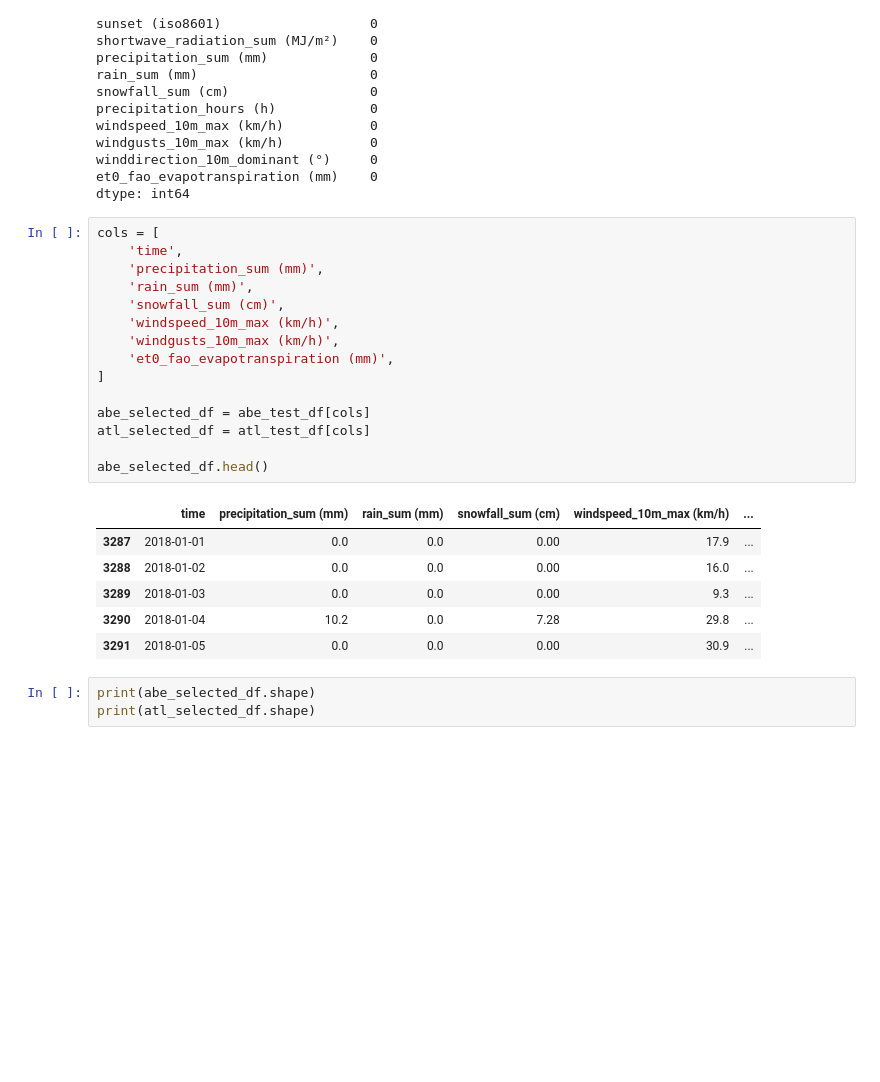
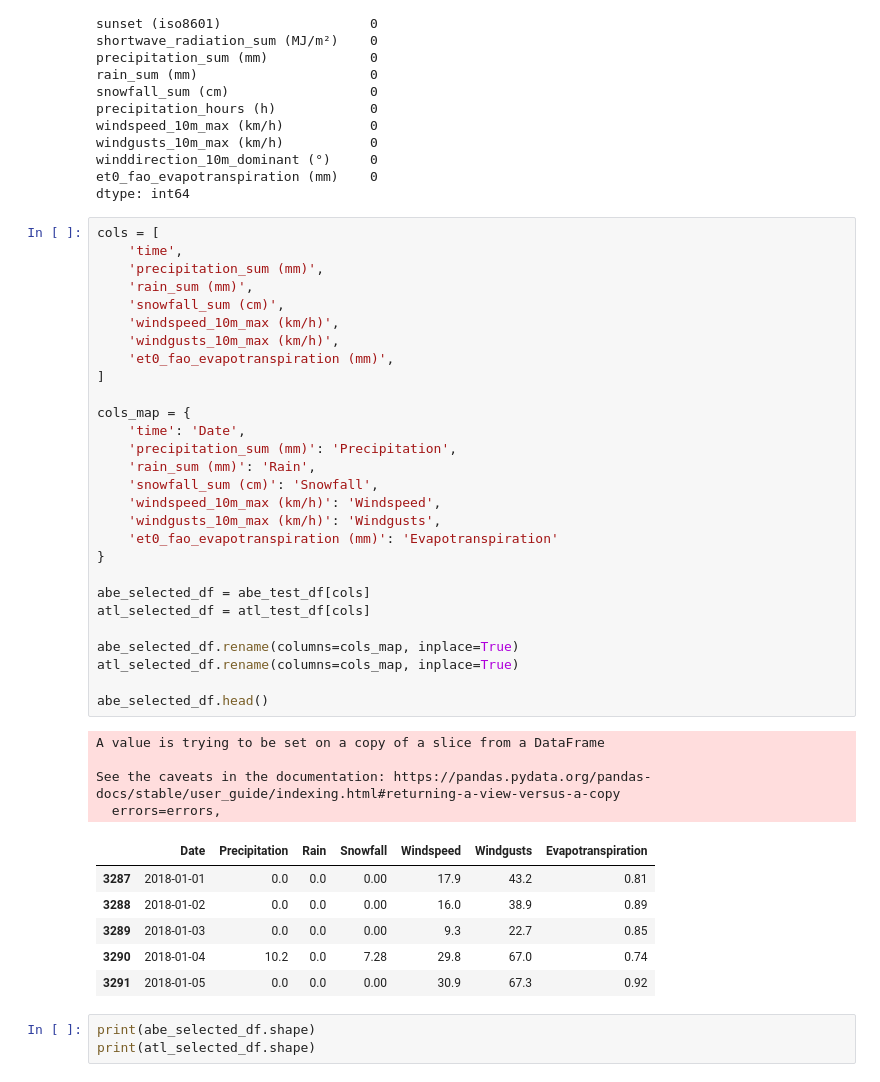
Before and after one commit to theianchia/predicting-flight-delays, a Jupyter notebook: preprocessing/preprocessing_weather.ipynb, the cells around one changed output. Cells and saved outputs as stored; diff of their text form; blank space fills up the shorter version.

```diff
--- a/preprocessing/preprocessing_weather.ipynb
+++ b/preprocessing/preprocessing_weather.ipynb
@@ -53,25 +53,42 @@ dtype: int64
 # %%
 cols = [
     'time',
     'precipitation_sum (mm)',
     'rain_sum (mm)',
     'snowfall_sum (cm)',
     'windspeed_10m_max (km/h)',
     'windgusts_10m_max (km/h)',
     'et0_fao_evapotranspiration (mm)',
 ]
 
+cols_map = {
+    'time': 'Date',
+    'precipitation_sum (mm)': 'Precipitation',
+    'rain_sum (mm)': 'Rain',
+    'snowfall_sum (cm)': 'Snowfall',
+    'windspeed_10m_max (km/h)': 'Windspeed',
+    'windgusts_10m_max (km/h)': 'Windgusts',
+    'et0_fao_evapotranspiration (mm)': 'Evapotranspiration'
+}
+
 abe_selected_df = abe_test_df[cols]
 atl_selected_df = atl_test_df[cols]
 
+abe_selected_df.rename(columns=cols_map, inplace=True)
+atl_selected_df.rename(columns=cols_map, inplace=True)
+
 abe_selected_df.head()
 # %% [output]
+A value is trying to be set on a copy of a slice from a DataFrame
+
+See the caveats in the documentation: https://pandas.pydata.org/pandas-docs/stable/user_guide/indexing.html#returning-a-view-versus-a-copy
+  errors=errors,
-|  | time | precipitation_sum (mm) | rain_sum (mm) | snowfall_sum (cm) | windspeed_10m_max (km/h) | ... |
-| 3287 | 2018-01-01 | 0.0 | 0.0 | 0.00 | 17.9 | ... |
-| 3288 | 2018-01-02 | 0.0 | 0.0 | 0.00 | 16.0 | ... |
-| 3289 | 2018-01-03 | 0.0 | 0.0 | 0.00 | 9.3 | ... |
-| 3290 | 2018-01-04 | 10.2 | 0.0 | 7.28 | 29.8 | ... |
-| 3291 | 2018-01-05 | 0.0 | 0.0 | 0.00 | 30.9 | ... |
+|  | Date | Precipitation | Rain | Snowfall | Windspeed | Windgusts | Evapotranspiration |
+| 3287 | 2018-01-01 | 0.0 | 0.0 | 0.00 | 17.9 | 43.2 | 0.81 |
+| 3288 | 2018-01-02 | 0.0 | 0.0 | 0.00 | 16.0 | 38.9 | 0.89 |
+| 3289 | 2018-01-03 | 0.0 | 0.0 | 0.00 | 9.3 | 22.7 | 0.85 |
+| 3290 | 2018-01-04 | 10.2 | 0.0 | 7.28 | 29.8 | 67.0 | 0.74 |
+| 3291 | 2018-01-05 | 0.0 | 0.0 | 0.00 | 30.9 | 67.3 | 0.92 |
 # %%
 print(abe_selected_df.shape)
 print(atl_selected_df.shape)
```
Also changed, not shown: 4 other files.
